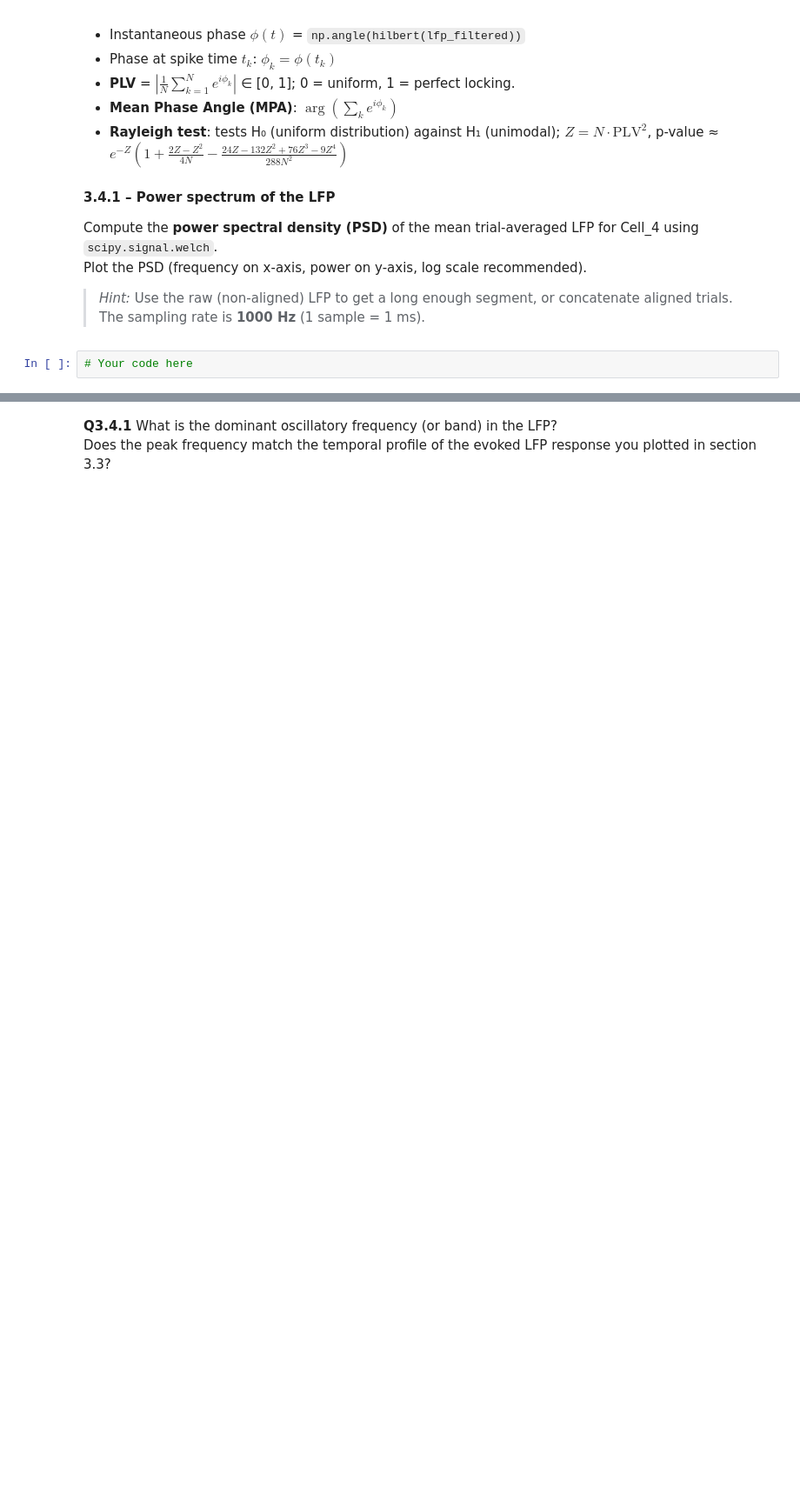
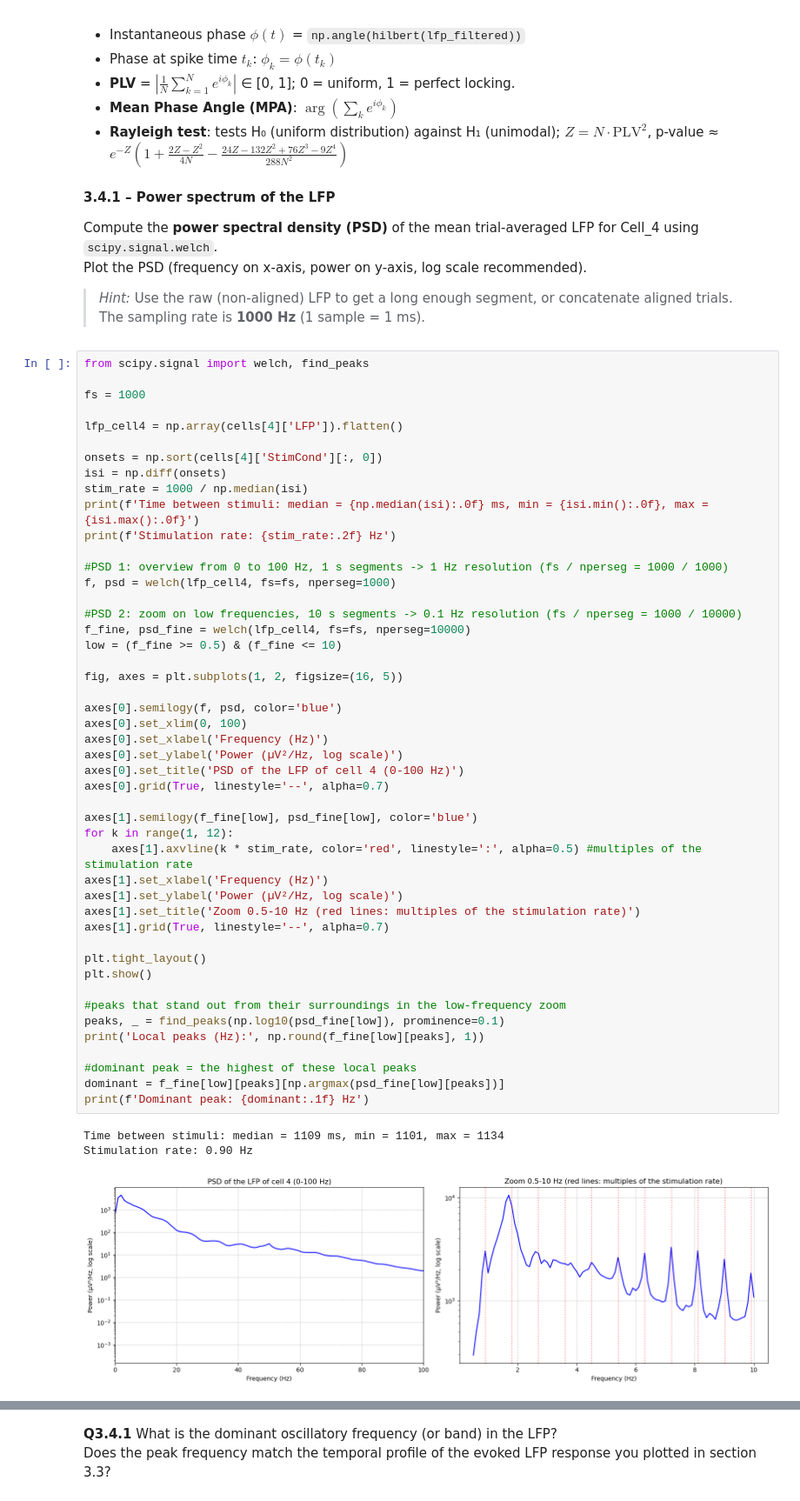
Before and after one commit to slerou/Group_1_HW_DataAnalysis_2026.ipynb, a Jupyter notebook: HW_SU_LFP_111026_student_2026.ipynb, the cells around one changed output, grey strips where cells are left out. Shown at 87% size. Cells and saved outputs as stored; diff of their text form; blank space fills up the shorter version.

```diff
--- a/HW_SU_LFP_111026_student_2026.ipynb
+++ b/HW_SU_LFP_111026_student_2026.ipynb
@@ -929,4 +922,53 @@ Plot the PSD (frequency on x-axis, power on y-axis, log scale recommended).
 > *Hint:* Use the raw (non-aligned) LFP to get a long enough segment, or concatenate aligned trials.
 > The sampling rate is **1000 Hz** (1 sample = 1 ms).
 # %%
-# Your code here
+from scipy.signal import welch, find_peaks
+
+fs = 1000
+
+lfp_cell4 = np.array(cells[4]['LFP']).flatten()
+
+onsets = np.sort(cells[4]['StimCond'][:, 0])
+isi = np.diff(onsets)
+stim_rate = 1000 / np.median(isi)
+print(f'Time between stimuli: median = {np.median(isi):.0f} ms, min = {isi.min():.0f}, max = {isi.max():.0f}')
+print(f'Stimulation rate: {stim_rate:.2f} Hz')
+
+#PSD 1: overview from 0 to 100 Hz, 1 s segments -> 1 Hz resolution (fs / nperseg = 1000 / 1000)
+f, psd = welch(lfp_cell4, fs=fs, nperseg=1000)
+
+#PSD 2: zoom on low frequencies, 10 s segments -> 0.1 Hz resolution (fs / nperseg = 1000 / 10000)
+f_fine, psd_fine = welch(lfp_cell4, fs=fs, nperseg=10000)
+low = (f_fine >= 0.5) & (f_fine <= 10)
+
+fig, axes = plt.subplots(1, 2, figsize=(16, 5))
+
+axes[0].semilogy(f, psd, color='blue')
+axes[0].set_xlim(0, 100)
+axes[0].set_xlabel('Frequency (Hz)')
+axes[0].set_ylabel('Power (µV²/Hz, log scale)')
+axes[0].set_title('PSD of the LFP of cell 4 (0-100 Hz)')
+axes[0].grid(True, linestyle='--', alpha=0.7)
+
+axes[1].semilogy(f_fine[low], psd_fine[low], color='blue')
+for k in range(1, 12):
+    axes[1].axvline(k * stim_rate, color='red', linestyle=':', alpha=0.5) #multiples of the stimulation rate
+axes[1].set_xlabel('Frequency (Hz)')
+axes[1].set_ylabel('Power (µV²/Hz, log scale)')
+axes[1].set_title('Zoom 0.5-10 Hz (red lines: multiples of the stimulation rate)')
+axes[1].grid(True, linestyle='--', alpha=0.7)
+
+plt.tight_layout()
+plt.show()
+
+#peaks that stand out from their surroundings in the low-frequency zoom
+peaks, _ = find_peaks(np.log10(psd_fine[low]), prominence=0.1)
+print('Local peaks (Hz):', np.round(f_fine[low][peaks], 1))
+
+#dominant peak = the highest of these local peaks
+dominant = f_fine[low][peaks][np.argmax(psd_fine[low][peaks])]
+print(f'Dominant peak: {dominant:.1f} Hz')
+# %% [output]
+Time between stimuli: median = 1109 ms, min = 1101, max = 1134
+Stimulation rate: 0.90 Hz
+[figure, added]
```
Also changed, not shown: parts of 7 cells of this notebook.
